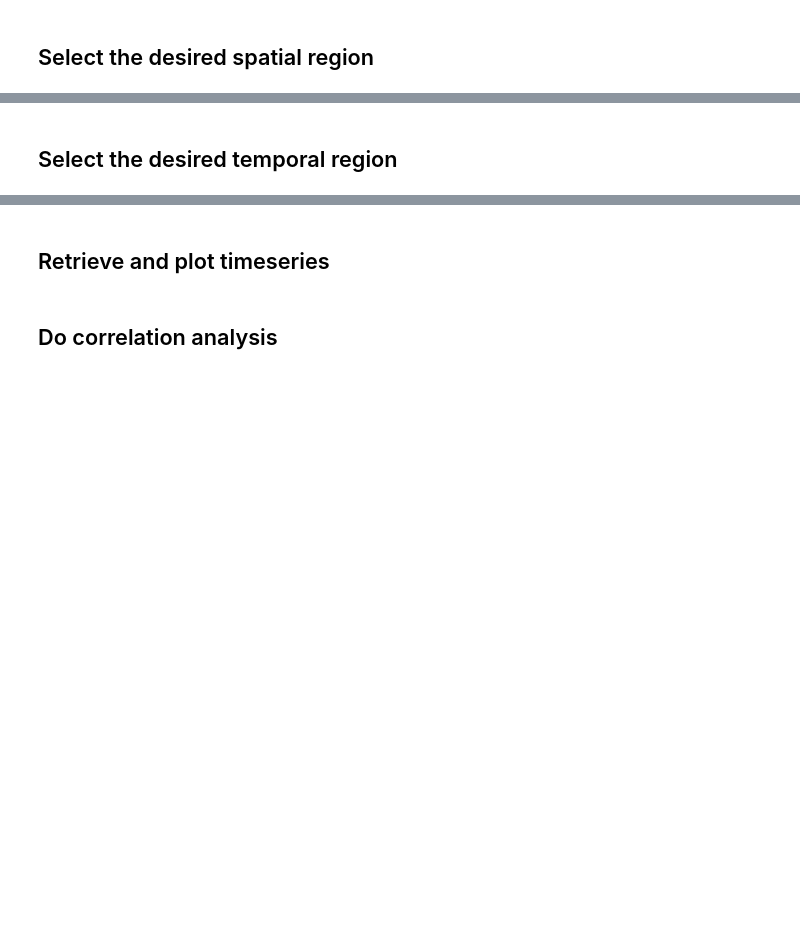
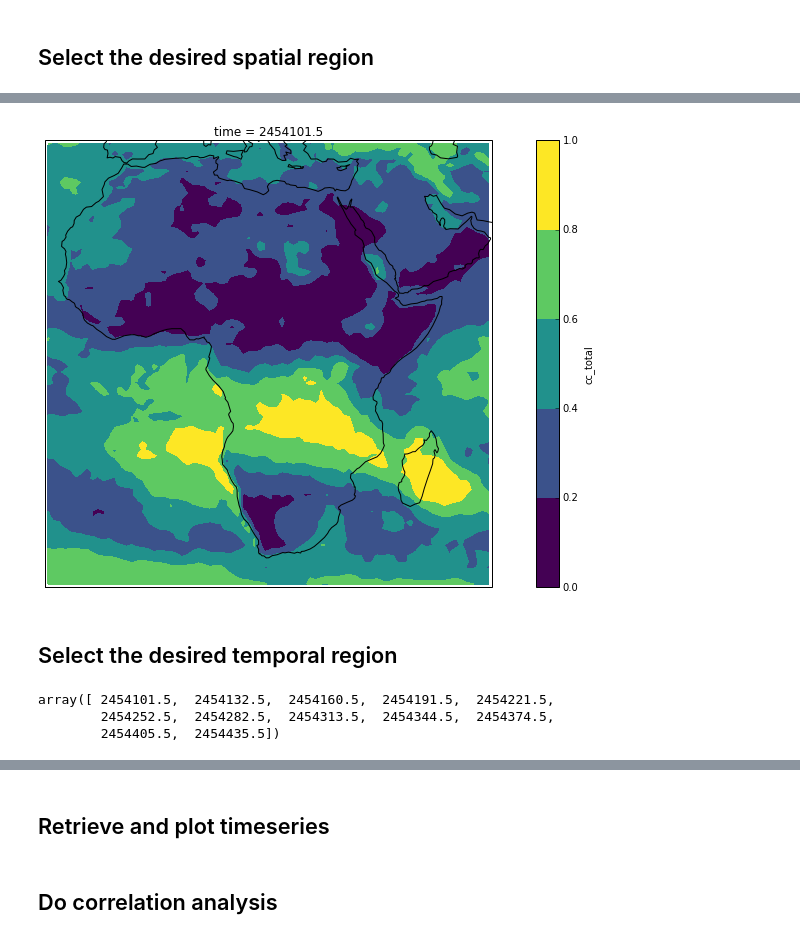
Before and after one commit to CCI-Tools/cate, a Jupyter notebook: notebooks/cate-uc09.ipynb, the cells around one changed output, grey strips where cells are left out. Drawn from its saved outputs; the diff is of its cells as text; code cells hidden in the pictures; blank space fills up the shorter version.

```diff
--- a/notebooks/cate-uc09.ipynb
+++ b/notebooks/cate-uc09.ipynb
@@ -107,2 +119,7 @@ oz_tot_africa = ops.subset_spatial(oz_tot,-40.,40.,-20.,60.)
+# %%
+africa = '-20.0, -40.0, 60.0, 40.0'
+# 'lon_min, lat_min, lon_max, lat_max'
+cc_tot_africa = ops.subset_spatial(cc_tot_res, africa)
+oz_tot_africa = ops.subset_spatial(oz_tot, africa)
 # %%
 ops.plot_map(cc_tot_africa, var='cc_total', time=0, file='/home/ccitbx/Desktop/fig4.png')
@@ -109,6 +128,14 @@ ops.plot_map(cc_tot_africa, var='cc_total', time=0, file='/home/ccitbx/Desktop/f
 # %%
 ops.plot_map(cc_tot_africa, var='cc_total', time=0,
-                 lat_min=-40., lat_max=40., lon_min=-20., lon_max=60., file='/home/ccitbx/Desktop/fig5.png')
+                 region=africa, file='/home/ccitbx/Desktop/fig5.png')
+# %% [output]
+[figure, added]
 # %% [markdown]
 Select the desired temporal region
 ----------------------------------
+# %%
+cc_tot_africa.time.values
+# %% [output]
+array([ 2454101.5,  2454132.5,  2454160.5,  2454191.5,  2454221.5,
+        2454252.5,  2454282.5,  2454313.5,  2454344.5,  2454374.5,
+        2454405.5,  2454435.5])
```
Also changed, not shown: parts of 15 cells of this notebook, 3 other files.
